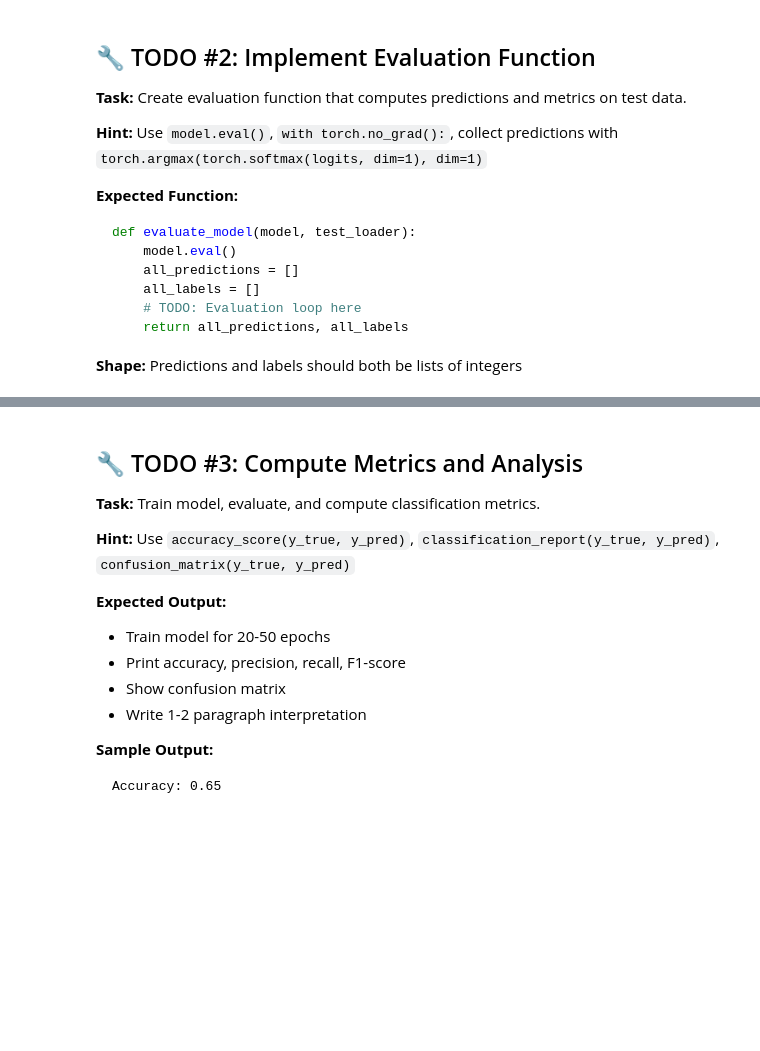
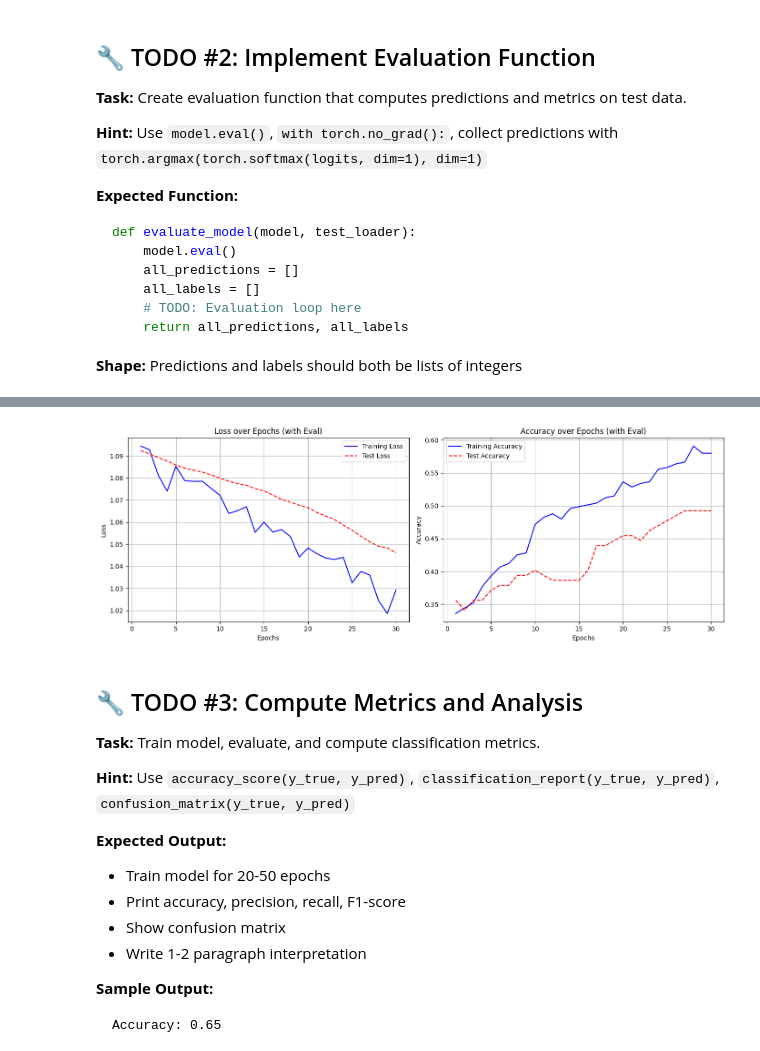
Before and after one commit to Tuminha/IMDB-Movie-Classification-with-NN, a Jupyter notebook: notebooks/06_eval_baseline_metrics.ipynb, the cells around one changed output, grey strips where cells are left out. Drawn from its saved outputs; the diff is of its cells as text; code cells hidden in the pictures; blank space fills up the shorter version.

```diff
--- a/notebooks/06_eval_baseline_metrics.ipynb
+++ b/notebooks/06_eval_baseline_metrics.ipynb
@@ -72,0 +238,34 @@ def evaluate_model(model, test_loader):
+# %%
+# TODO #2: Implement evaluation function for both train and test sets
+
+# Train the model (note the extra return values)
+train_losses, train_accs, test_losses, test_accs = train_model(
+    model, train_loader, test_loader, criterion, optimizer, n_epochs
+)
+
+# Plot with all 4 metrics
+import matplotlib.pyplot as plt
+
+fig, (ax1, ax2) = plt.subplots(1, 2, figsize=(14, 5))
+
+# Loss plot
+ax1.plot(range(1, n_epochs + 1), train_losses, 'b-', label='Training Loss')
+ax1.plot(range(1, n_epochs + 1), test_losses, 'r--', label='Test Loss')
+ax1.set_xlabel('Epochs')
+ax1.set_ylabel('Loss')
+ax1.set_title('Loss over Epochs (with Eval)')
+ax1.legend()
+ax1.grid(True)
+
+# Accuracy plot
+ax2.plot(range(1, n_epochs + 1), train_accs, 'b-', label='Training Accuracy')
+ax2.plot(range(1, n_epochs + 1), test_accs, 'r--', label='Test Accuracy')
+ax2.set_xlabel('Epochs')
+ax2.set_ylabel('Accuracy')
+ax2.set_title('Accuracy over Epochs (with Eval)')
+ax2.legend()
+ax2.grid(True)
+
+plt.tight_layout()
+plt.show()
+# %% [output]
@@ -73,3 +289,4 @@ def evaluate_model(model, test_loader):
+[figure, added]
 # %% [markdown]
 ## 🔧 TODO #3: Compute Metrics and Analysis
 
```
Also changed, not shown: parts of 9 cells of this notebook, 5 other files.
